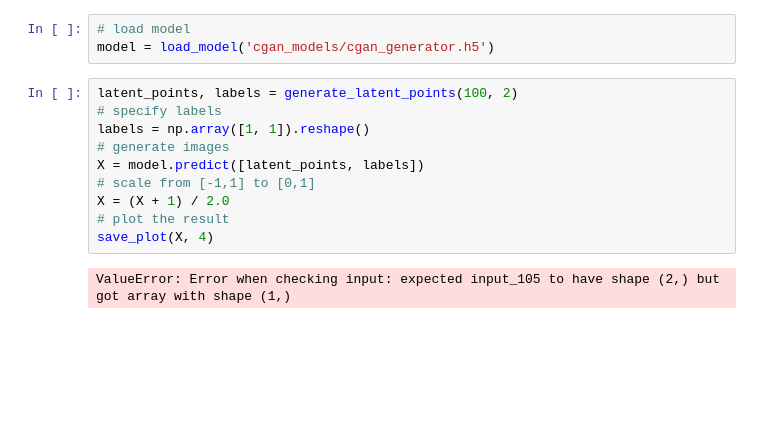
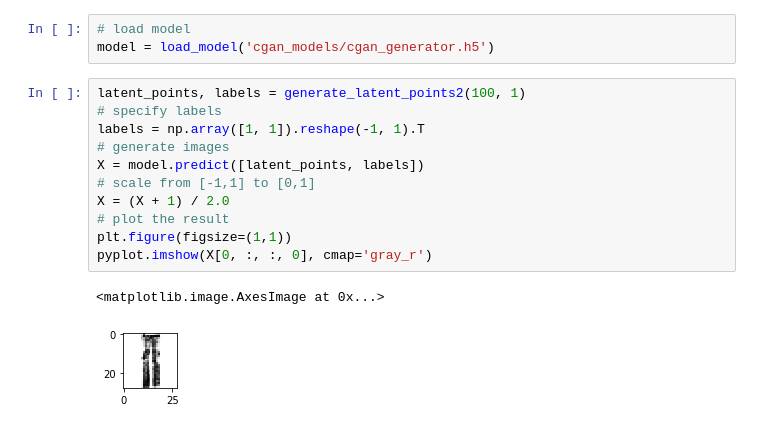
Before and after one commit to pptr3/face-generation-gan-keras, a Jupyter notebook: cDigit.ipynb, the cells around one changed output. Saved outputs shown, nothing was run; the diff lists cells and outputs as text; blank space fills up the shorter version.

Commit message:
fix plot for plotting single generated image

```diff
--- a/cDigit.ipynb
+++ b/cDigit.ipynb
@@ -287,14 +287,16 @@ def save_plot(examples, n):
 # load model
 model = load_model('cgan_models/cgan_generator.h5')
 # %%
-latent_points, labels = generate_latent_points(100, 2)
+latent_points, labels = generate_latent_points2(100, 1)
 # specify labels
-labels = np.array([1, 1]).reshape()
+labels = np.array([1, 1]).reshape(-1, 1).T
 # generate images
 X = model.predict([latent_points, labels])
 # scale from [-1,1] to [0,1]
 X = (X + 1) / 2.0
 # plot the result
-save_plot(X, 4)
+plt.figure(figsize=(1,1))
+pyplot.imshow(X[0, :, :, 0], cmap='gray_r')
 # %% [output]
-ValueError: Error when checking input: expected input_105 to have shape (2,) but got array with shape (1,)
+<matplotlib.image.AxesImage at 0x...>
+[figure, added]
```
Also changed, not shown: parts of 2 cells of this notebook, 1 other file.
